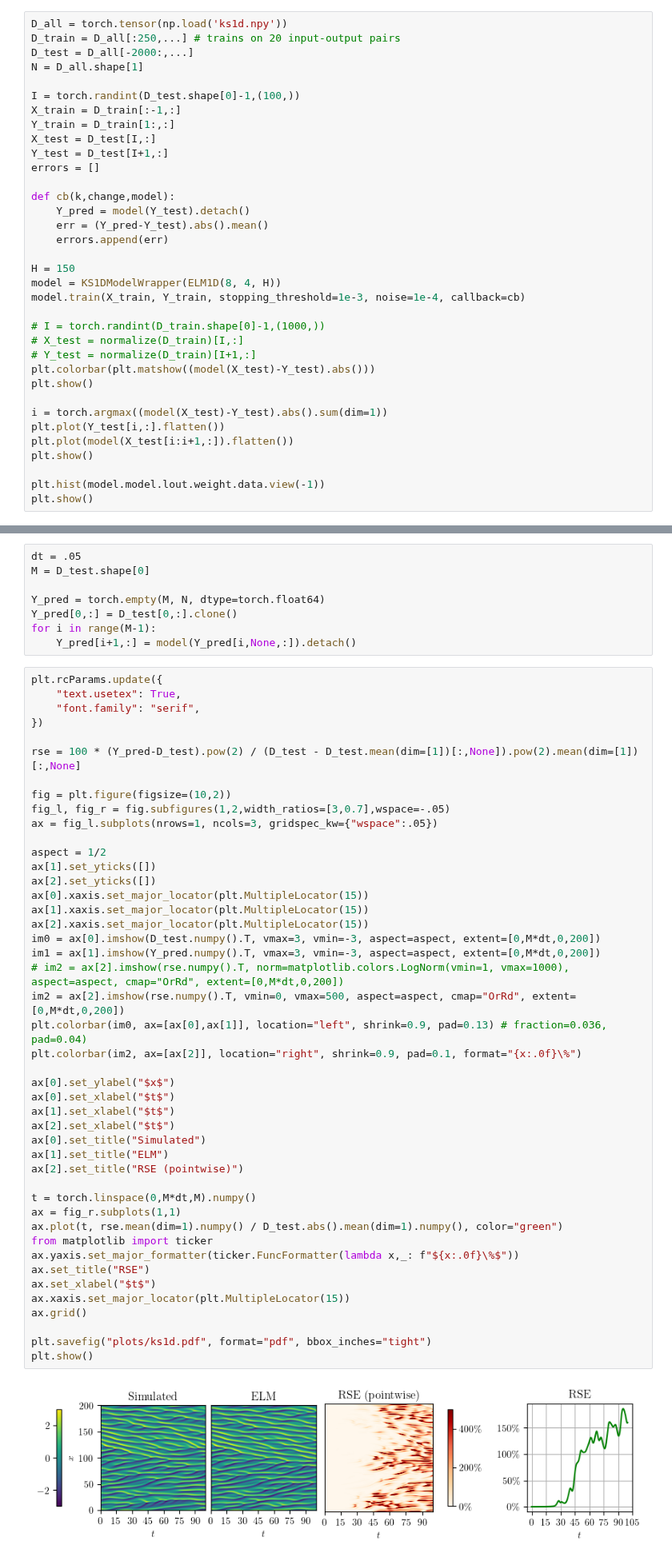
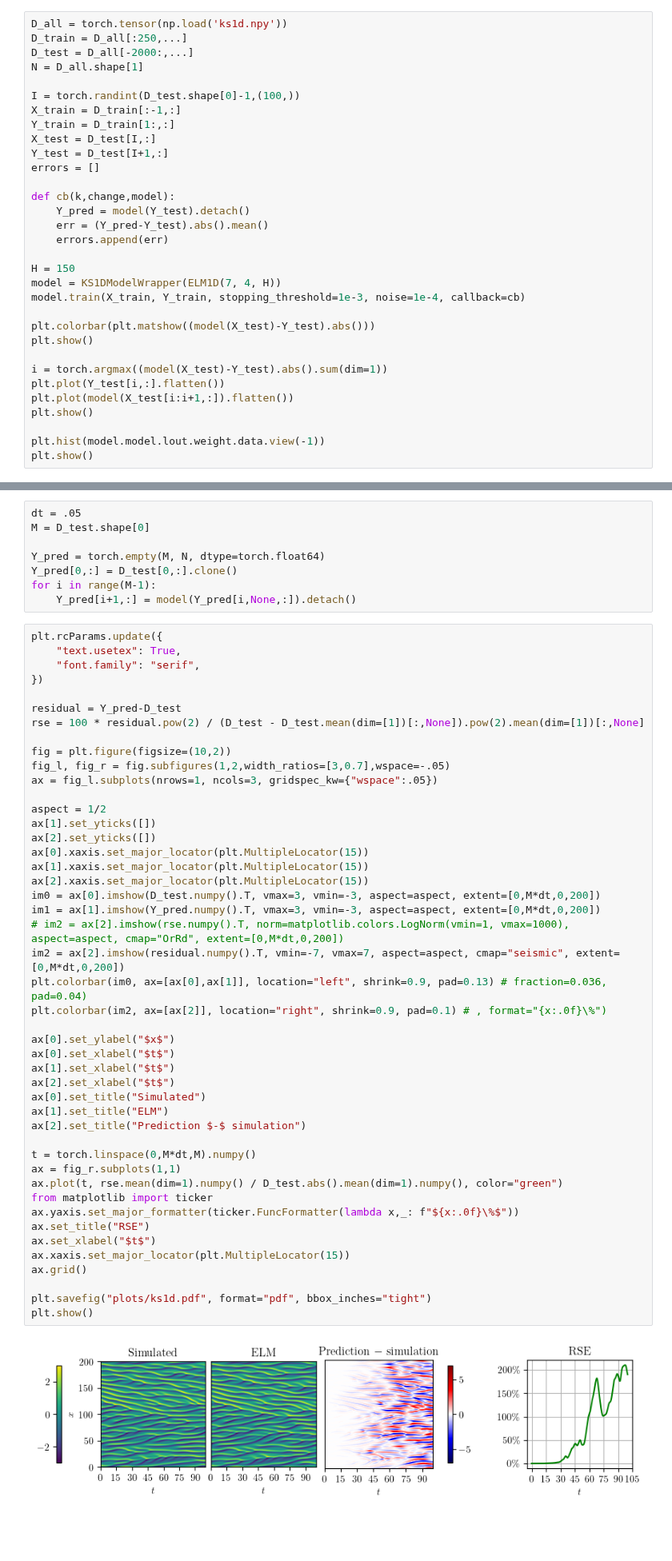
Before and after one commit to graps1/ELM-PDEs, a Jupyter notebook: ks1d/ks1d.ipynb, the cells around one changed output, grey strips where cells are left out. Shown at 80% size. Saved outputs shown, nothing was run; the diff lists cells and outputs as text; blank space fills up the shorter version.

```diff
--- a/ks1d/ks1d.ipynb
+++ b/ks1d/ks1d.ipynb
@@ -12,6 +14,6 @@ torch.set_grad_enabled(False)
 # %%
 D_all = torch.tensor(np.load('ks1d.npy'))
-D_train = D_all[:250,...] # trains on 20 input-output pairs
+D_train = D_all[:250,...]
 D_test = D_all[-2000:,...]
 N = D_all.shape[1]
 
@@ -28,12 +30,9 @@ def cb(k,change,model):
     errors.append(err)
 
 H = 150
-model = KS1DModelWrapper(ELM1D(8, 4, H))
+model = KS1DModelWrapper(ELM1D(7, 4, H))
 model.train(X_train, Y_train, stopping_threshold=1e-3, noise=1e-4, callback=cb)
 
-# I = torch.randint(D_train.shape[0]-1,(1000,))
-# X_test = normalize(D_train)[I,:]
-# Y_test = normalize(D_train)[I+1,:]
 plt.colorbar(plt.matshow((model(X_test)-Y_test).abs()))
 plt.show()
 
@@ -70,7 +69,8 @@ plt.rcParams.update({
     "font.family": "serif",
 })
 
-rse = 100 * (Y_pred-D_test).pow(2) / (D_test - D_test.mean(dim=[1])[:,None]).pow(2).mean(dim=[1])[:,None]
+residual = Y_pred-D_test
+rse = 100 * residual.pow(2) / (D_test - D_test.mean(dim=[1])[:,None]).pow(2).mean(dim=[1])[:,None]
 
 fig = plt.figure(figsize=(10,2))
 fig_l, fig_r = fig.subfigures(1,2,width_ratios=[3,0.7],wspace=-.05)
@@ -80,37 +80,37 @@ aspect = 1/2
 ax[1].set_yticks([])
 ax[2].set_yticks([])
 ax[0].xaxis.set_major_locator(plt.MultipleLocator(15))
 ax[1].xaxis.set_major_locator(plt.MultipleLocator(15))
 ax[2].xaxis.set_major_locator(plt.MultipleLocator(15))
 im0 = ax[0].imshow(D_test.numpy().T, vmax=3, vmin=-3, aspect=aspect, extent=[0,M*dt,0,200])
 im1 = ax[1].imshow(Y_pred.numpy().T, vmax=3, vmin=-3, aspect=aspect, extent=[0,M*dt,0,200])
 # im2 = ax[2].imshow(rse.numpy().T, norm=matplotlib.colors.LogNorm(vmin=1, vmax=1000), aspect=aspect, cmap="OrRd", extent=[0,M*dt,0,200])
-im2 = ax[2].imshow(rse.numpy().T, vmin=0, vmax=500, aspect=aspect, cmap="OrRd", extent=[0,M*dt,0,200])
+im2 = ax[2].imshow(residual.numpy().T, vmin=-7, vmax=7, aspect=aspect, cmap="seismic", extent=[0,M*dt,0,200])
 plt.colorbar(im0, ax=[ax[0],ax[1]], location="left", shrink=0.9, pad=0.13) # fraction=0.036, pad=0.04)
-plt.colorbar(im2, ax=[ax[2]], location="right", shrink=0.9, pad=0.1, format="{x:.0f}\%")
+plt.colorbar(im2, ax=[ax[2]], location="right", shrink=0.9, pad=0.1) # , format="{x:.0f}\%")
 
 ax[0].set_ylabel("$x$")
 ax[0].set_xlabel("$t$")
 ax[1].set_xlabel("$t$")
 ax[2].set_xlabel("$t$")
 ax[0].set_title("Simulated")
 ax[1].set_title("ELM")
-ax[2].set_title("RSE (pointwise)")
+ax[2].set_title("Prediction $-$ simulation")
 
 t = torch.linspace(0,M*dt,M).numpy()
 ax = fig_r.subplots(1,1)
 ax.plot(t, rse.mean(dim=1).numpy() / D_test.abs().mean(dim=1).numpy(), color="green")
 from matplotlib import ticker
 ax.yaxis.set_major_formatter(ticker.FuncFormatter(lambda x,_: f"${x:.0f}\%$"))
 ax.set_title("RSE")
 ax.set_xlabel("$t$")
 ax.xaxis.set_major_locator(plt.MultipleLocator(15))
 ax.grid()
 
 plt.savefig("plots/ks1d.pdf", format="pdf", bbox_inches="tight")
 plt.show()
 # %% [output]
-[figure, old version]
+[figure, new version]
 # %%
 dt = .05
 M = D_test.shape[0]
```
Also changed, not shown: parts of 5 cells of this notebook, 19 other files.
